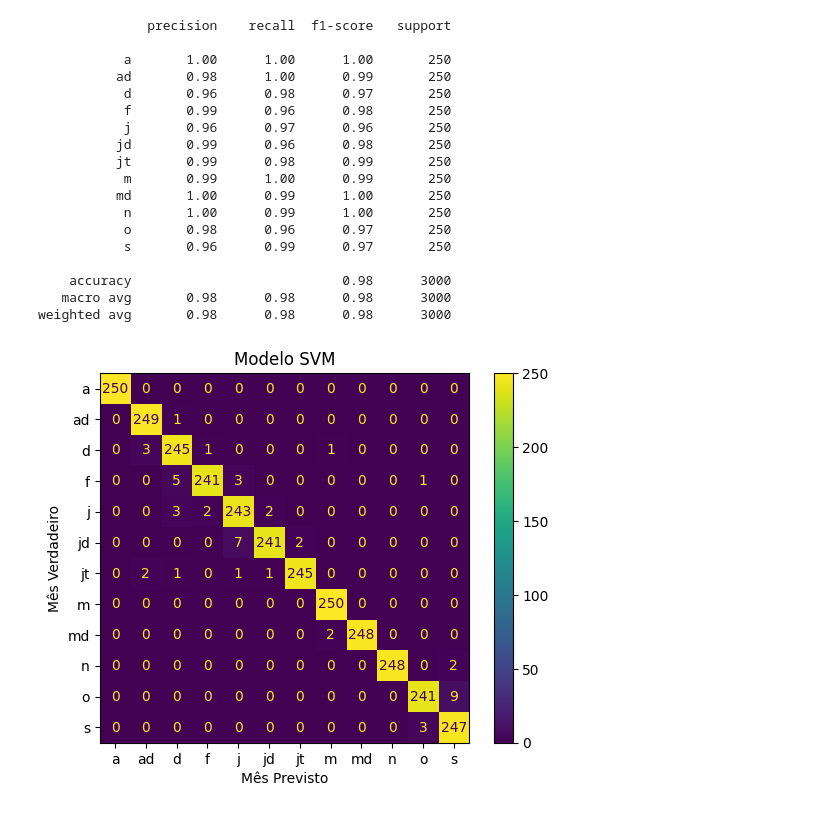
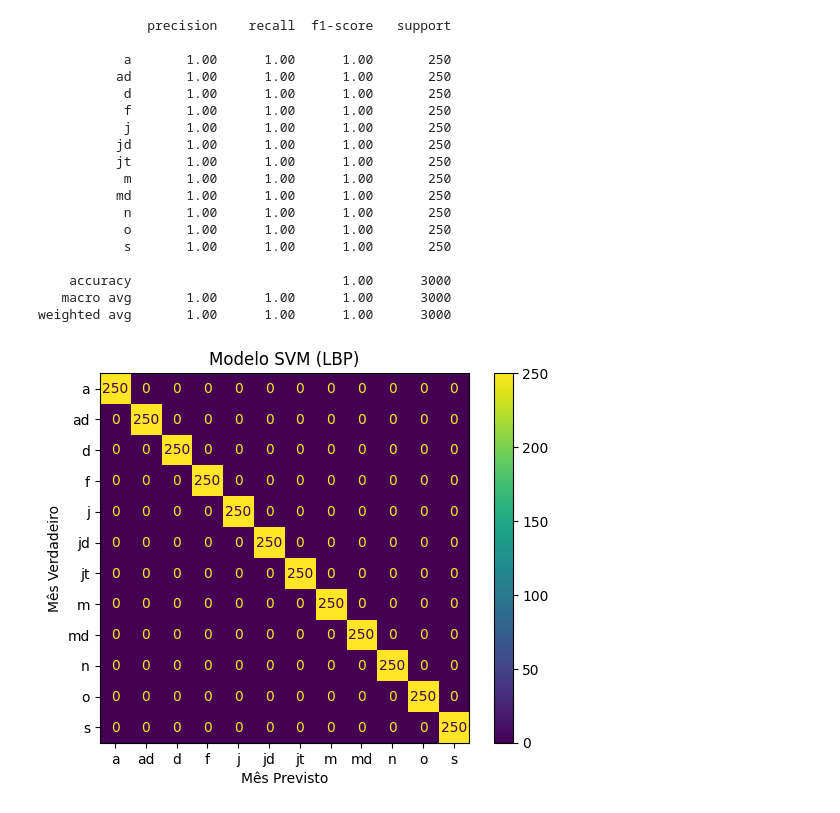
Before and after one commit to alguiguilo098/Trabalho-Final-Inteligencia-Computacional, a Jupyter notebook: main.ipynb, the cells around one changed output. Saved outputs shown, nothing was run; the diff lists cells and outputs as text; code cells hidden in the pictures.

```diff
--- a/main.ipynb
+++ b/main.ipynb
@@ -158,24 +158,28 @@ def extractimagesdescriptor(filename:str,descriptor:Literal["LPQ","LBP","GLCM"]
             writendarry("DadosExtraidos/Y_Resultado.txt",np.array(y_result))
         return glcm_function
 # %%
-distances=[2,4,8,16,32]
-
+distances=[2,4,8,16,32,64,70]
 angles=np.deg2rad([90,180,270])
 
-DESCRIPTOR="GLCM"
+DESCRIPTOR="LBP"
+RUN=False
 
-function_glcm=extractimagesdescriptor("DadosExtraidos/X_TreinoGLCM.txt",descriptor="GLCM")
-function_glcm(angles=angles,distances=distances)
+if RUN:
+    function_glcm=extractimagesdescriptor("DadosExtraidos/X_TreinoGLCM.txt",descriptor="GLCM")
+    function_glcm(angles=angles,distances=distances)
 
-function_lpq=extractimagesdescriptor(filename="DadosExtraidos/X_TreinoLPQ.txt",descriptor="LPQ")
-function_lpq()
+    function_lpq=extractimagesdescriptor(filename="DadosExtraidos/X_TreinoLPQ.txt",descriptor="LPQ")
+    function_lpq()
 
-function_lbp=extractimagesdescriptor(filename="DadosExtraidos/X_TreinoLBP.txt",descriptor="LBP")
-function_lbp()
+    function_lbp=extractimagesdescriptor(filename="DadosExtraidos/X_TreinoLBP.txt",descriptor="LBP")
+    function_lbp()
 
 X_lbp=readfilendarray(filename="DadosExtraidos/X_TreinoLBP.txt")
+
 X_glcm=readfilendarray(filename="DadosExtraidos/X_TreinoGLCM.txt")
+
 X_lpq=readfilendarray(filename="DadosExtraidos/X_TreinoLPQ.txt")
+
 y=readfilendarray(filename="DadosExtraidos/Y_Resultado.txt",data="s")
 # %%
 CVPARTS=5 # number of CV parts
@@ -197,7 +201,7 @@ if DESCRIPTOR=="GLCM":
 elif DESCRIPTOR=="LBP":
     svm.fit(X=X_lbp,y=y)
 elif DESCRIPTOR=="LPQ":
-    svm.fit(X=X_lbp,y=y)
+    svm.fit(X=X_lpq,y=y)
 # %%
 if DESCRIPTOR=="GLCM":
     ypred=svm.predict(X=X_glcm)
@@ -227,32 +231,32 @@ print(classification_report(y,y_pred=ypred))
               precision    recall  f1-score   support
 
            a       1.00      1.00      1.00       250
-          ad       0.98      1.00      0.99       250
-           d       0.96      0.98      0.97       250
-           f       0.99      0.96      0.98       250
-           j       0.96      0.97      0.96       250
-          jd       0.99      0.96      0.98       250
-          jt       0.99      0.98      0.99       250
-           m       0.99      1.00      0.99       250
-          md       1.00      0.99      1.00       250
-           n       1.00      0.99      1.00       250
-           o       0.98      0.96      0.97       250
-           s       0.96      0.99      0.97       250
+          ad       1.00      1.00      1.00       250
+           d       1.00      1.00      1.00       250
+           f       1.00      1.00      1.00       250
+           j       1.00      1.00      1.00       250
+          jd       1.00      1.00      1.00       250
+          jt       1.00      1.00      1.00       250
+           m       1.00      1.00      1.00       250
+          md       1.00      1.00      1.00       250
+           n       1.00      1.00      1.00       250
+           o       1.00      1.00      1.00       250
+           s       1.00      1.00      1.00       250
 
-    accuracy                           0.98      3000
-   macro avg       0.98      0.98      0.98      3000
-weighted avg       0.98      0.98      0.98      3000
+    accuracy                           1.00      3000
+   macro avg       1.00      1.00      1.00      3000
+weighted avg       1.00      1.00      1.00      3000
 # %%
 #Confusion Matrix
 
 ConfusionMatrixDisplay.from_predictions(y,ypred)
 
-plt.title("Modelo SVM")
+plt.title("Modelo SVM"+" "+"("+DESCRIPTOR+")")
 
 plt.xlabel("Mês Previsto")
 
 plt.ylabel("Mês Verdadeiro")
 
 plt.show()
 # %% [output]
-[figure, old version]
+[figure, new version]
```
Also changed, not shown: parts of 1 cell of this notebook, 1 other file.
